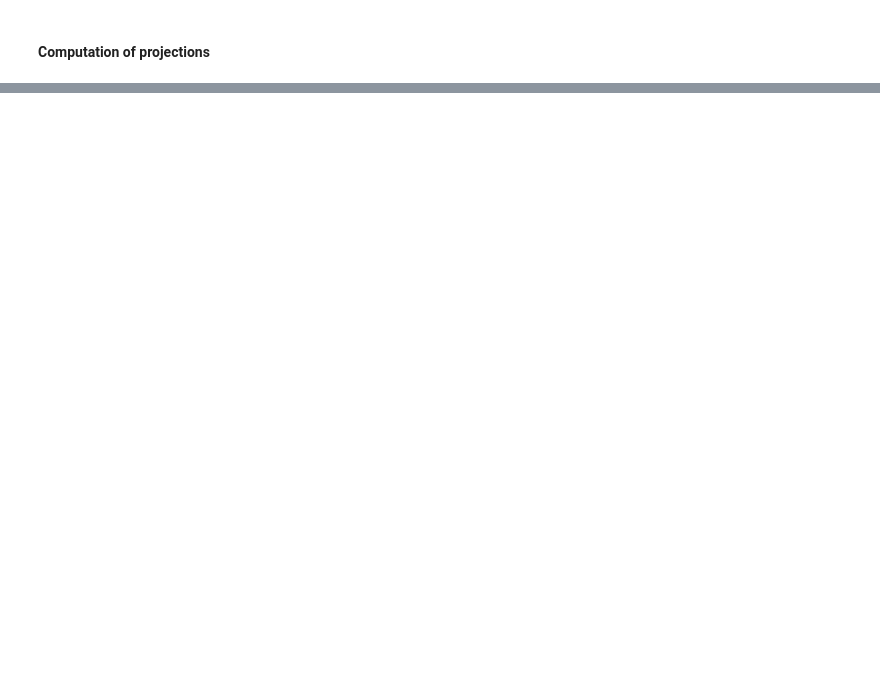
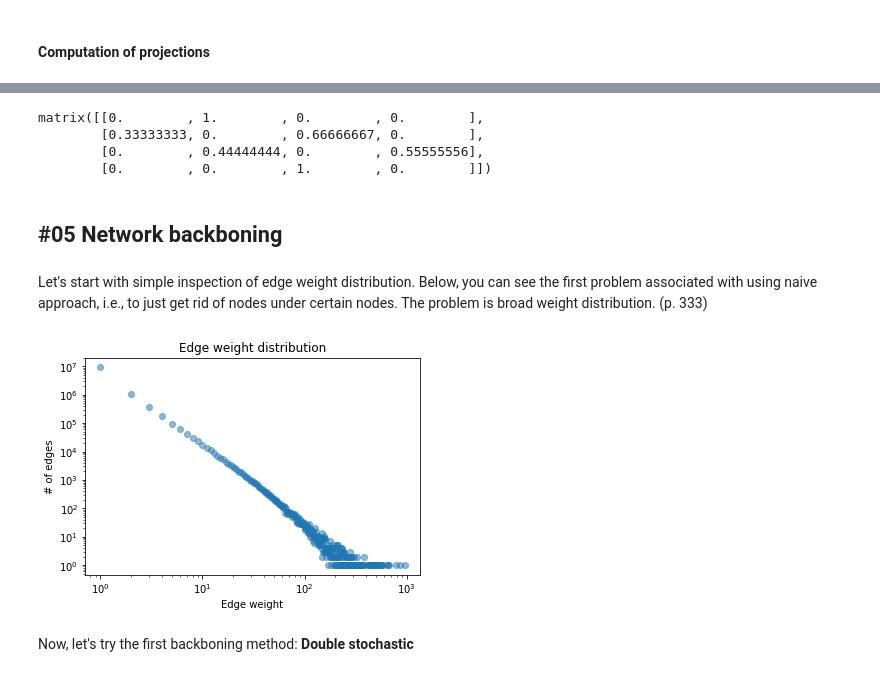
Before and after one commit to lukyrasocha/github-recommendation-system, a Jupyter notebook: main.ipynb, the cells around one changed output, grey strips where cells are left out. Cells and saved outputs as stored; diff of their text form; code cells hidden in the pictures; blank space fills up the shorter version.

```diff
--- a/main.ipynb
+++ b/main.ipynb
@@ -528,7 +529,14 @@ if COMPUTE_PROJECTIONS:
     func_names = ["simple_weight", "jaccard", "vectorised_projection", "hyperbolic", "probs", "heats"]
     for f, name in zip(weight_functions, func_names):
         print(f"Currently working on: {name}")
+
+        # Vectorised projections only
         if f == VectorisedProjection:
+
+            # Takes too long, therefore continue
+            continue
+
+            # This will not be executed because of the continue
             f = VectorisedProjection()
             for metric in ['cosine', 'euclidean', 'normalised_euclidean', 'pearson']:
                 f.metric = metric
@@ -540,6 +548,8 @@ if COMPUTE_PROJECTIONS:
                     print(f"Function: {name}_{metric} - failed because:")
                     print(e)
                     print("-"*10)
+
+        # The rest of projections
         else:
             try:
                 projected = bipartite.generic_weighted_projected_graph(G, nodes=repos, weight_function=f)
@@ -551,0 +564,2 @@ if COMPUTE_PROJECTIONS:
+# %%
+G_simple = nx.readwrite.gpickle.read_gpickle(f"{PATH_TO['data']['projections']}/simple_weight.pickle")
@@ -551,0 +585,11 @@ if COMPUTE_PROJECTIONS:
+# %%
+A / A.sum(axis = 1)
+# %% [output]
+matrix([[0.        , 1.        , 0.        , 0.        ],
+        [0.33333333, 0.        , 0.66666667, 0.        ],
+        [0.        , 0.44444444, 0.        , 0.55555556],
+        [0.        , 0.        , 1.        , 0.        ]])
+# %% [markdown]
+## #05 Network backboning
+# %% [markdown]
+Let's start with simple inspection of edge weight distribution. Below, you can see the first problem associated with using naive approach, i.e., to just get rid of nodes under certain nodes. The problem is broad weight distribution. (p. 333)
@@ -551,0 +598,12 @@ if COMPUTE_PROJECTIONS:
+# %%
+weights = Counter([w for n1, n2, w in G_simple.edges.data("weight")])
+# %%
+# Plot the distribution
+plt.loglog(weights.keys(), weights.values(), 'o', alpha=0.5);
+plt.title("Edge weight distribution")
+plt.xlabel("Edge weight");
+plt.ylabel("# of edges");
+# %% [output]
+[figure, added]
+# %% [markdown]
+Now, let's try the first backboning method: **Double stochastic**
```
Also changed, not shown: parts of 14 cells of this notebook.
